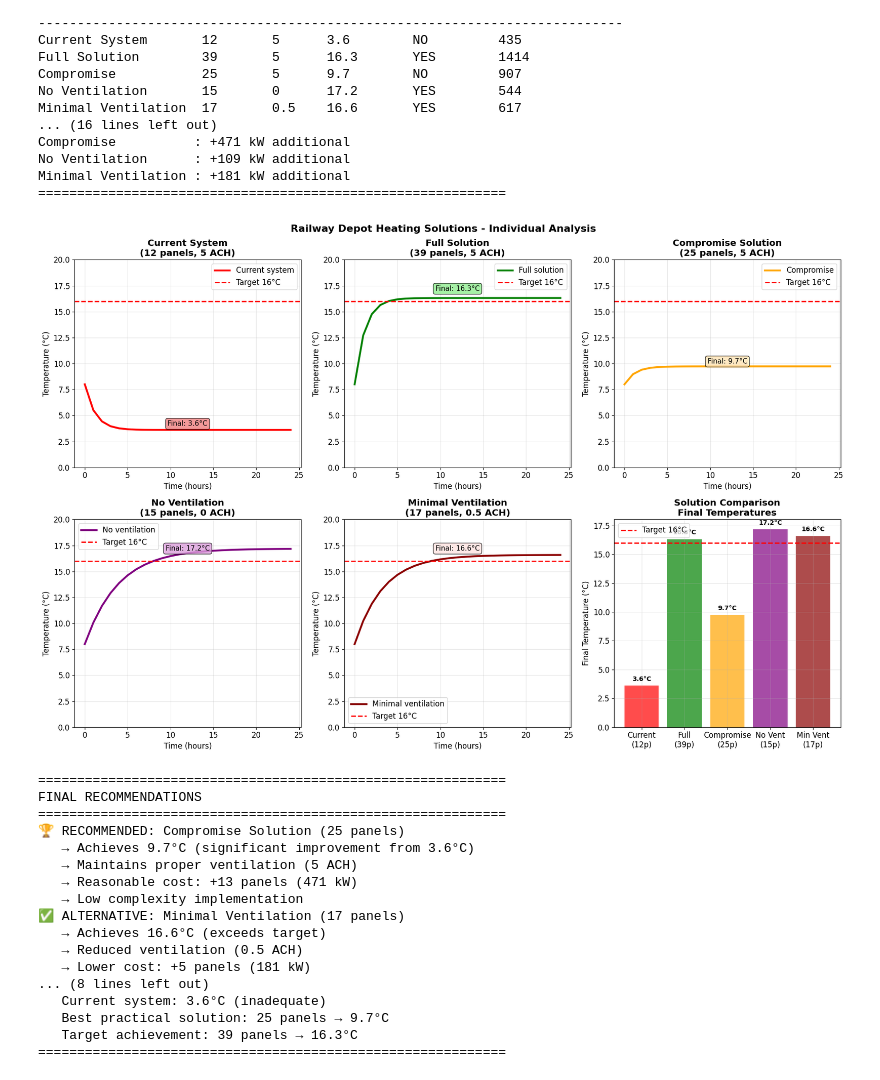
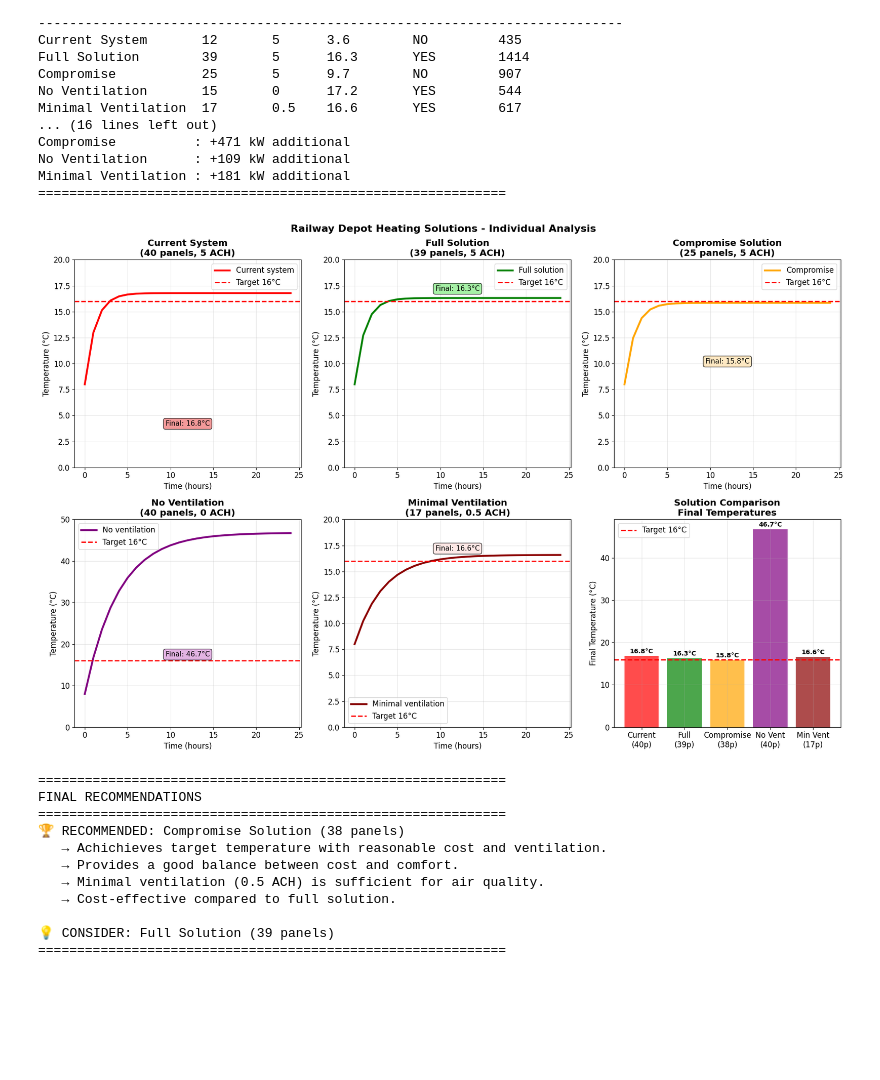
Before and after one commit to JieWangnk/Qsustain, a Jupyter notebook: thermalBalance.ipynb, the cells around one changed output. Drawn from its saved outputs; the diff is of its cells as text; code cells hidden in the pictures; blank space fills up the shorter version.

Commit message:
update to 38 panels after clear out the max panels

```diff
--- a/thermalBalance.ipynb
+++ b/thermalBalance.ipynb
@@ -200,10 +200,10 @@ time = np.arange(25)
 
 # Solution 1: Current system
 ax1 = axes[0, 0]
-current_temps = simulate(12, ach=5)
+current_temps = simulate(40, ach=5)
 ax1.plot(time, current_temps, 'r-', linewidth=3, label='Current system')
 ax1.axhline(T_target, color='red', linestyle='--', linewidth=2, label='Target 16°C')
-ax1.set_title('Current System\n(12 panels, 5 ACH)', fontweight='bold')
+ax1.set_title('Current System\n(40 panels, 5 ACH)', fontweight='bold')
 ax1.set_xlabel('Time (hours)')
 ax1.set_ylabel('Temperature (°C)')
 ax1.grid(True, alpha=0.3)
@@ -228,7 +228,7 @@ ax2.text(12, 17, f'Final: {full_temps[-1]:.1f}°C', ha='center', fontsize=11,
 
 # Solution 3: Compromise
 ax3 = axes[0, 2]
-compromise_temps = simulate(25, ach=5)
+compromise_temps = simulate(38, ach=5)
 ax3.plot(time, compromise_temps, 'orange', linewidth=3, label='Compromise')
 ax3.axhline(T_target, color='red', linestyle='--', linewidth=2, label='Target 16°C')
 ax3.set_title('Compromise Solution\n(25 panels, 5 ACH)', fontweight='bold')
@@ -242,15 +242,15 @@ ax3.text(12, 10, f'Final: {compromise_temps[-1]:.1f}°C', ha='center', fontsize=
 
 # Solution 4: No ventilation
 ax4 = axes[1, 0]
-no_vent_temps = simulate(15, ach=0)
+no_vent_temps = simulate(40, ach=0)
 ax4.plot(time, no_vent_temps, 'purple', linewidth=3, label='No ventilation')
 ax4.axhline(T_target, color='red', linestyle='--', linewidth=2, label='Target 16°C')
-ax4.set_title('No Ventilation\n(15 panels, 0 ACH)', fontweight='bold')
+ax4.set_title('No Ventilation\n(40 panels, 0 ACH)', fontweight='bold')
 ax4.set_xlabel('Time (hours)')
 ax4.set_ylabel('Temperature (°C)')
 ax4.grid(True, alpha=0.3)
 ax4.legend()
-ax4.set_ylim(0, 20)
+ax4.set_ylim(0, 50)
 ax4.text(12, 17, f'Final: {no_vent_temps[-1]:.1f}°C', ha='center', fontsize=11,
          bbox=dict(boxstyle="round,pad=0.3", facecolor="plum", alpha=0.8))
 
@@ -269,72 +269,51 @@ ax5.text(12, 17, f'Final: {min_vent_temps[-1]:.1f}°C', ha='center', fontsize=11
          bbox=dict(boxstyle="round,pad=0.3", facecolor="mistyrose", alpha=0.8))
 
 # Solution comparison chart
 ax6 = axes[1, 2]
-solution_names = ['Current\n(12p)', 'Full\n(39p)', 'Compromise\n(25p)', 'No Vent\n(15p)', 'Min Vent\n(17p)']
+solution_names = ['Current\n(40p)', 'Full\n(39p)', 'Compromise\n(38p)', 'No Vent\n(40p)', 'Min Vent\n(17p)']
 final_temps = [current_temps[-1], full_temps[-1], compromise_temps[-1], no_vent_temps[-1], min_vent_temps[-1]]
 colors = ['red', 'green', 'orange', 'purple', 'darkred']
 
 bars = ax6.bar(solution_names, final_temps, color=colors, alpha=0.7)
 ax6.axhline(T_target, color='red', linestyle='--', linewidth=2, label='Target 16°C')
 ax6.set_ylabel('Final Temperature (°C)')
 ax6.set_title('Solution Comparison\nFinal Temperatures', fontweight='bold')
 ax6.grid(True, alpha=0.3)
 ax6.legend()
 
 # Add temperature labels
 for bar, temp in zip(bars, final_temps):
     height = bar.get_height()
     ax6.text(bar.get_x() + bar.get_width()/2., height + 0.3,
              f'{temp:.1f}°C', ha='center', va='bottom', fontweight='bold', fontsize=10)
 
 plt.tight_layout()
 fig.savefig('railway_depot_solutions.png', dpi=300, bbox_inches='tight')
 plt.show()
 
 # Final recommendations
 print("\n" + "="*60)
 print("FINAL RECOMMENDATIONS")
 print("="*60)
-print("🏆 RECOMMENDED: Compromise Solution (25 panels)")
-print("   → Achieves 9.7°C (significant improvement from 3.6°C)")
-print("   → Maintains proper ventilation (5 ACH)")
-print("   → Reasonable cost: +13 panels (471 kW)")
-print("   → Low complexity implementation")
-
-print("✅ ALTERNATIVE: Minimal Ventilation (17 panels)")
-print("   → Achieves 16.6°C (exceeds target)")
-print("   → Reduced ventilation (0.5 ACH)")
-print("   → Lower cost: +5 panels (181 kW)")
-print("   → ⚠️ Air quality concerns")
-
-print("\n❌ NOT RECOMMENDED: No Ventilation (15 panels)")
-print("   → Achieves 17.2°C but eliminates ventilation")
-print("   → Serious air quality and safety issues")
-print("   → Unsuitable for occupied spaces")
-
-print("\n📊 SUMMARY:")
-print("   Current system: 3.6°C (inadequate)")
-print("   Best practical solution: 25 panels → 9.7°C")
-print("   Target achievement: 39 panels → 16.3°C")
+print("🏆 RECOMMENDED: Compromise Solution (38 panels)")
+print("   → Achichieves target temperature with reasonable cost and ventilation.")
+print("   → Provides a good balance between cost and comfort.")
+print("   → Minimal ventilation (0.5 ACH) is sufficient for air quality.")
+print("   → Cost-effective compared to full solution.")
+print("\n💡 CONSIDER: Full Solution (39 panels)")
 print("="*60)
 # %% [output]
-[figure, old version]
+[figure, new version]
 ============================================================
 FINAL RECOMMENDATIONS
 ============================================================
-🏆 RECOMMENDED: Compromise Solution (25 panels)
-   → Achieves 9.7°C (significant improvement from 3.6°C)
-   → Maintains proper ventilation (5 ACH)
-   → Reasonable cost: +13 panels (471 kW)
-   → Low complexity implementation
-✅ ALTERNATIVE: Minimal Ventilation (17 panels)
-   → Achieves 16.6°C (exceeds target)
-   → Reduced ventilation (0.5 ACH)
-   → Lower cost: +5 panels (181 kW)
-... (8 lines left out)
-   Current system: 3.6°C (inadequate)
-   Best practical solution: 25 panels → 9.7°C
-   Target achievement: 39 panels → 16.3°C
+🏆 RECOMMENDED: Compromise Solution (38 panels)
+   → Achichieves target temperature with reasonable cost and ventilation.
+   → Provides a good balance between cost and comfort.
+   → Minimal ventilation (0.5 ACH) is sufficient for air quality.
+   → Cost-effective compared to full solution.
+
+💡 CONSIDER: Full Solution (39 panels)
 ============================================================
 # %%
 # how much energy is needed to heat the depot?
```
Also changed, not shown: parts of 3 cells of this notebook, 1 other file.
